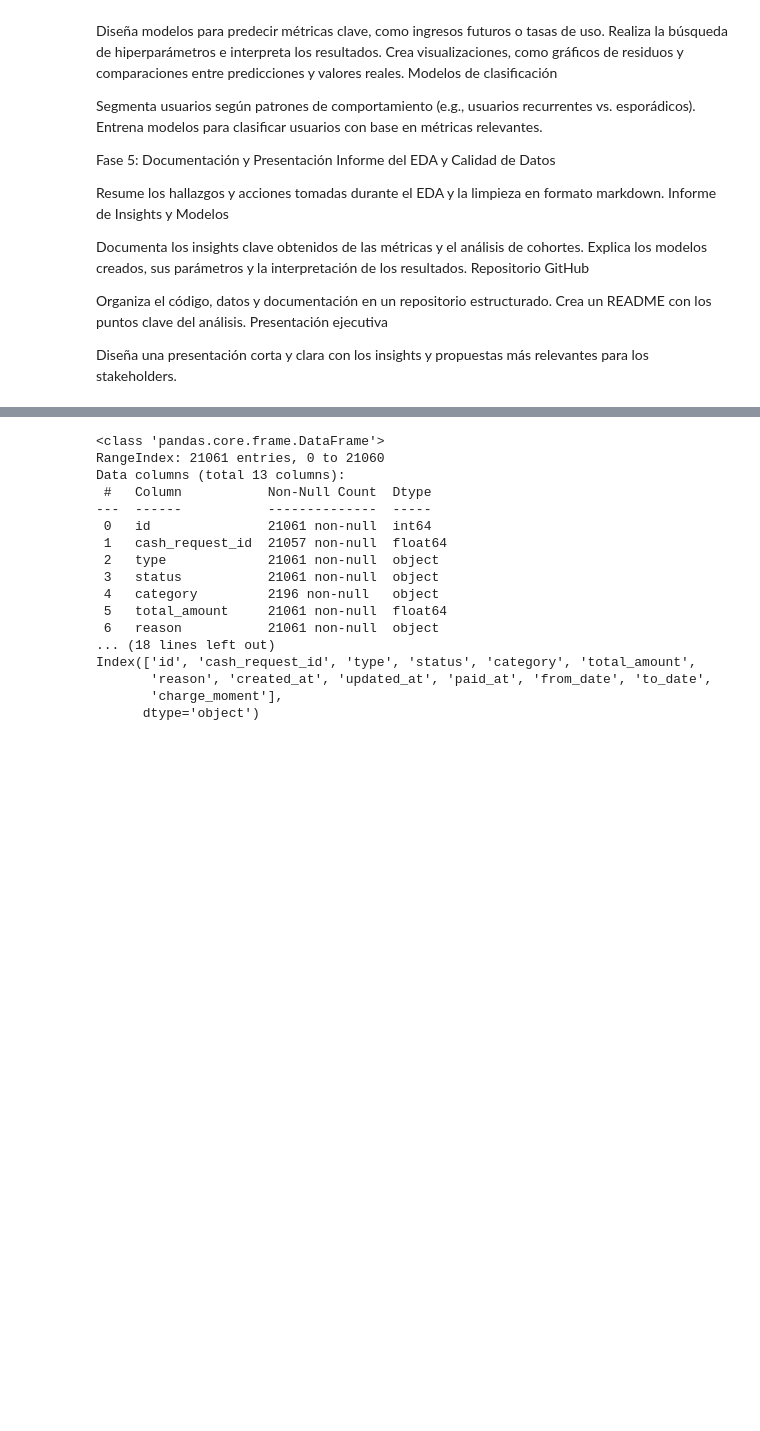
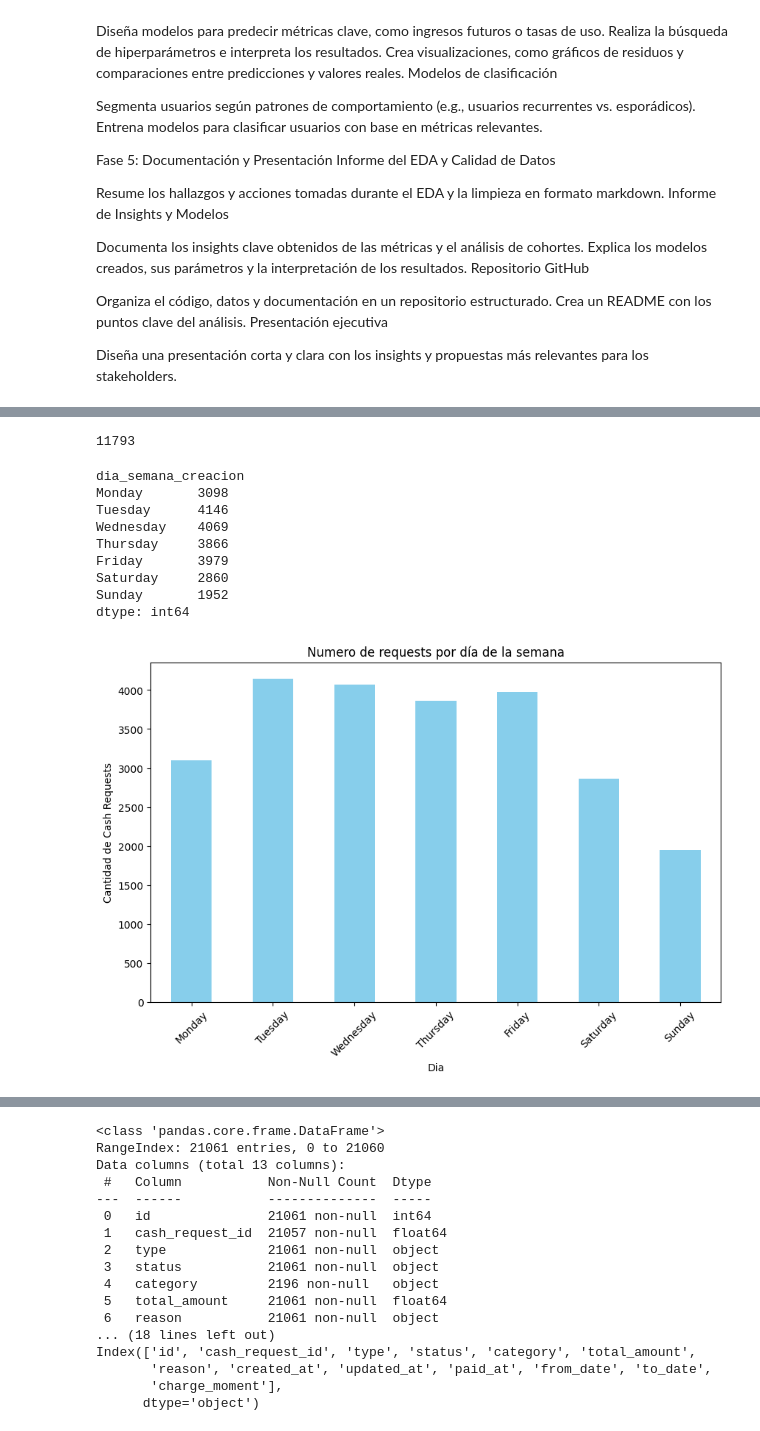
Before and after one commit to Chriester/Proyecto2, a Jupyter notebook: Proyecto2.ipynb, the cells around one changed output, grey strips where cells are left out. Cells and saved outputs as stored; diff of their text form; code cells hidden in the pictures; blank space fills up the shorter version.

```diff
--- a/Proyecto2.ipynb
+++ b/Proyecto2.ipynb
@@ -111,0 +142,3 @@ Data columns (total 16 columns):
+# %%
+datos_normalizar_account_ids = datos.copy()
+datos_normalizar_account_ids[['user_id','deleted_account_id']]
@@ -111,0 +159,12 @@ Data columns (total 16 columns):
+# %%
+#ya que por definicion si hay un valor nulo en user_id debería ser(y es) porque el valor está en deleted_account_id, junto los valores en una columna
+#aquí ya podemos ignorar los nulos de deleted_account_id ( o la columna entera)
+
+
+datos['user_id'] = datos['user_id'].fillna(datos_normalizar_account_ids['deleted_account_id'])
+print(datos[datos['user_id'].isnull()])
+# Porcentaje de valores nulos por columna
+nulos_porcentaje_normalizados = datos.isnull().mean() * 100
+print(nulos_porcentaje_normalizados.sort_values(ascending=False))
+#Sumas de valors nulos
+print(datos_normalizar_account_ids.isnull().sum().sort_values(ascending=False))
@@ -123,8 +200,9 @@ for columna in columnas_fechas:
     datos[columna] = pd.to_datetime(datos[columna], errors='coerce')
 
 # Extraemos características temporales
-datos['mes_creacion'] = datos['created_at'].dt.month
-datos['año_creacion'] = datos['created_at'].dt.year
+datos['mes_creacion'] = datos['created_at'].dt.to_period('M')
+datos['año_creacion'] = datos['created_at'].dt.to_period('Y')
+datos['dia_semana_creacion'] = datos['created_at'].dt.day_name()
 
 # Verificamos la distribución por años y meses
 print(datos['año_creacion'].value_counts())
@@ -150,0 +274,30 @@ Name: count, dtype: int64
+# %%
+
+unique_user_ids = datos['user_id'].nunique()
+unique_user_ids
+# %% [output]
+11793
+# %%
+dias_semana_count = datos.groupby(['dia_semana_creacion']).size().reindex([
+    'Monday', 'Tuesday', 'Wednesday', 'Thursday', 'Friday', 'Saturday', 'Sunday'
+])
+print(dias_semana_count)
+# Plot the cohort analysis by day of the week
+plt.figure(figsize=(10, 6))
+dias_semana_count.plot(kind='bar', color='skyblue')
+plt.title('Numero de requests por día de la semana')
+plt.xlabel('Dia')
+plt.ylabel('Cantidad de Cash Requests')
+plt.xticks(rotation=45)
+plt.show()
+# %% [output]
+dia_semana_creacion
+Monday       3098
+Tuesday      4146
+Wednesday    4069
+Thursday     3866
+Friday       3979
+Saturday     2860
+Sunday       1952
+dtype: int64
+[figure, added]
```
Also changed, not shown: parts of 113 cells of this notebook.
